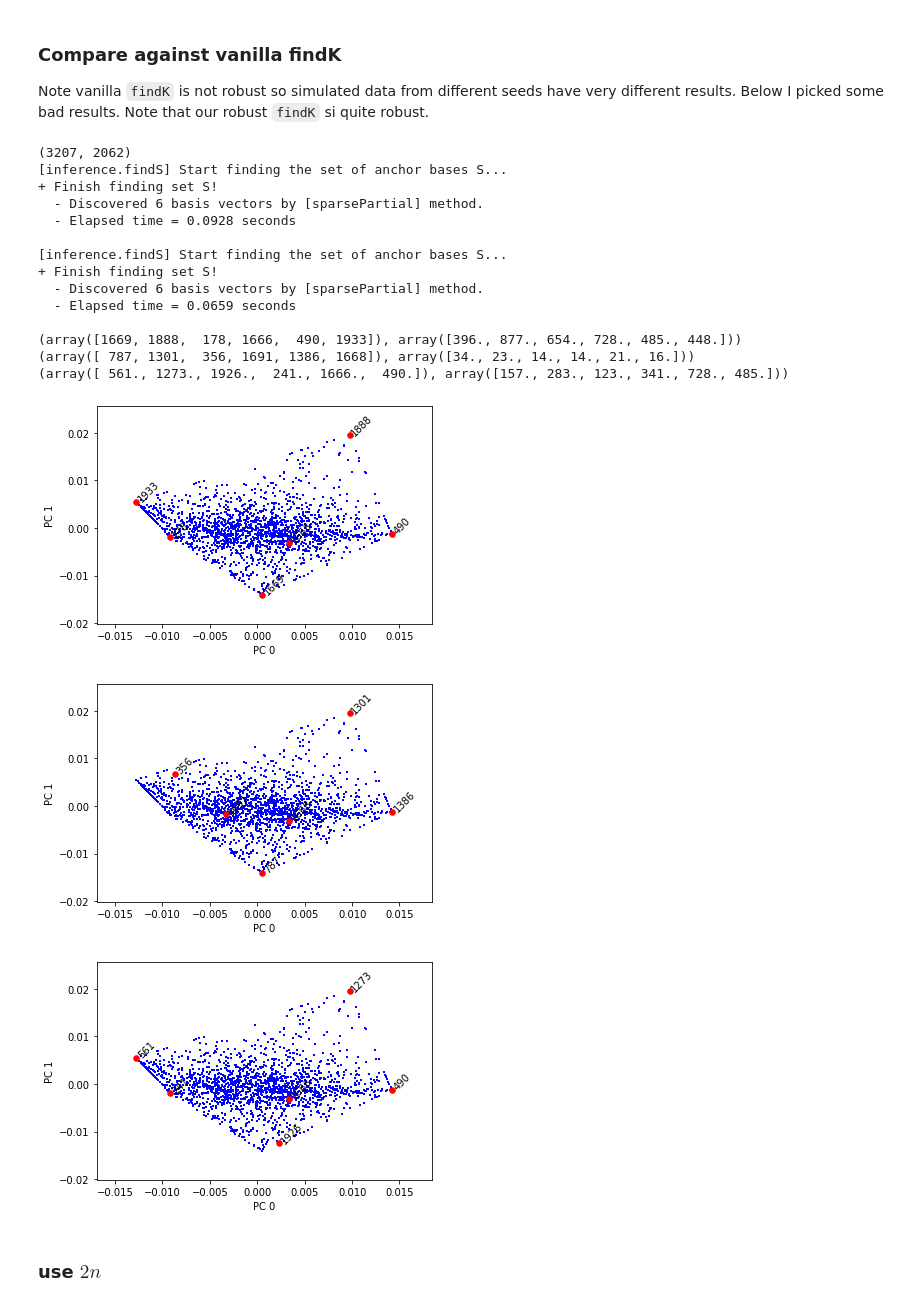
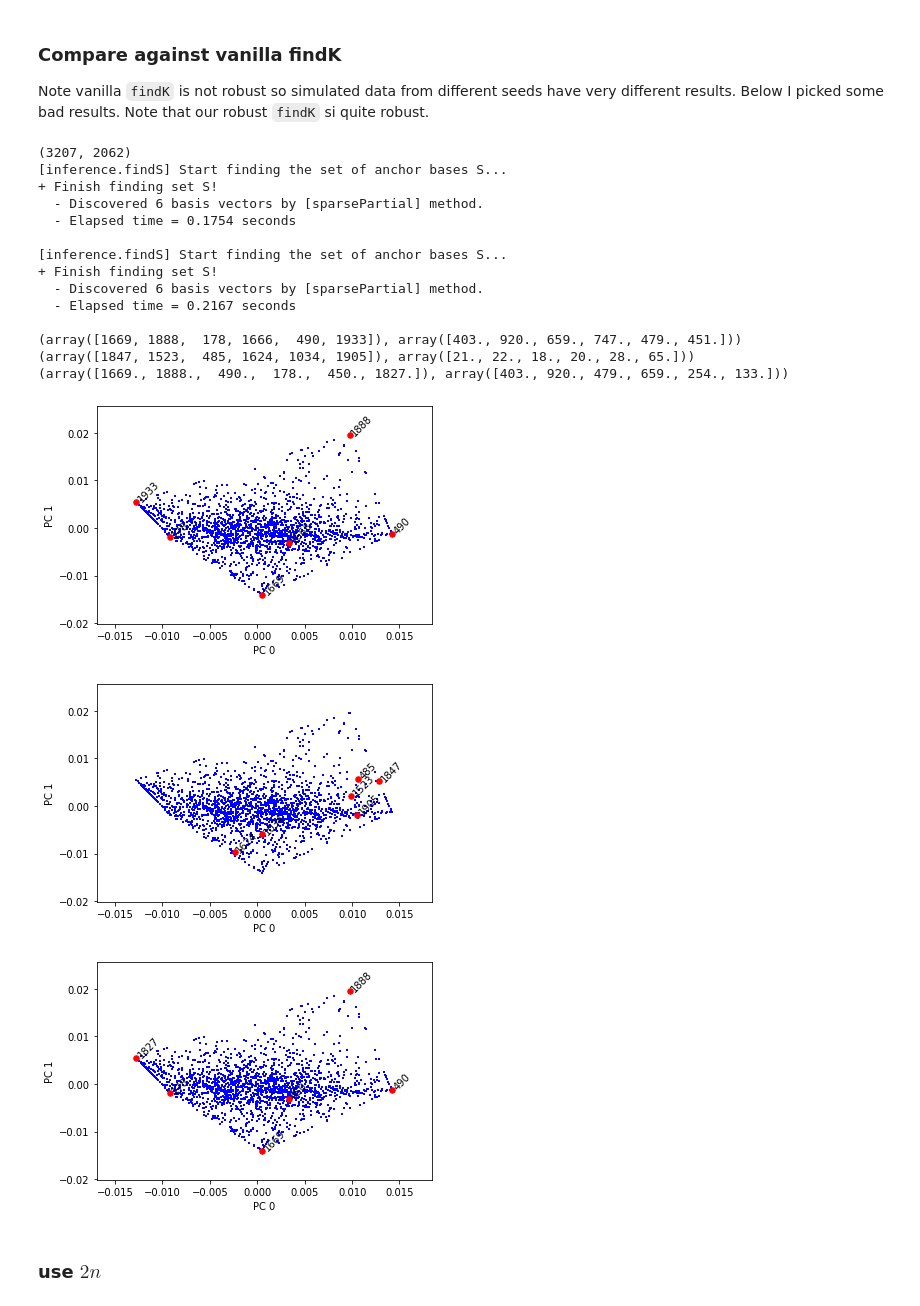
Before and after one commit to zihao12/pyJSMF-RAW, a Jupyter notebook: experiments/findK-correction-jk2.ipynb, the cells around one changed output. Saved outputs shown, nothing was run; the diff lists cells and outputs as text; code cells hidden in the pictures.

```diff
--- a/experiments/findK-correction-jk2.ipynb
+++ b/experiments/findK-correction-jk2.ipynb
@@ -261,48 +268,47 @@ step 2
 
 Note vanilla `findK` is not robust so simulated data from different seeds have very different results. Below I picked some bad results. Note that our robust `findK` si quite robust.
 # %%
-np.random.seed(1)
-X = simulate_multinomial_counts_local(L, F, s)
+np.random.seed(1234)
+F = np.asarray(fitted.rx2('F'))
+L = np.asarray(fitted.rx2('L'))
+s = np.asarray(fitted.rx2('s'))
+
+X = simulate_multinomial_counts_local(L, F, np.round(s))
 print(X.shape)
 
-C_ = X.T @ X
-np.fill_diagonal(C_, np.diag(C_) -  X.sum(axis = 0))
-D = s.mean() * (s.mean() - 1)
-C_ /= (D * n)
+C_ = compute_C_unbiased(X)
 Cbar_ = C_ / C_.sum(axis = 1)[:, None]
 
 S0, diagR0, _ = findS(Cbar, k)
 S1, diagR1, _ = findS(Cbar_, k)
-S2, diagR2 = findS_correction_jk(X, Cbar_, C_, k)
+S2, diagR2 = findS_correction_jk(X, Cbar_, C_, k, prior_family = "point_normal")
 
 print((S0, X.sum(axis = 0)[S0.astype(int)]))
 print((S1, X.sum(axis = 0)[S1.astype(int)]))
 print((S2, X.sum(axis = 0)[S2.astype(int)]))
 
-
-
 Cbar_pj = pca_proj(Cbar)
 vis_extremal_pca(Cbar_pj, S0.astype(int), [0, 1], annotate=True, fontsize=10)
 vis_extremal_pca(Cbar_pj, S1.astype(int), [0, 1], annotate=True, fontsize=10)
 vis_extremal_pca(Cbar_pj, S2.astype(int), [0, 1], annotate=True, fontsize=10)
 # %% [output]
 (3207, 2062)
 [inference.findS] Start finding the set of anchor bases S...
 + Finish finding set S!
   - Discovered 6 basis vectors by [sparsePartial] method.
-  - Elapsed time = 0.0928 seconds
+  - Elapsed time = 0.1754 seconds
 
 [inference.findS] Start finding the set of anchor bases S...
 + Finish finding set S!
   - Discovered 6 basis vectors by [sparsePartial] method.
-  - Elapsed time = 0.0659 seconds
+  - Elapsed time = 0.2167 seconds
 
-(array([1669, 1888,  178, 1666,  490, 1933]), array([396., 877., 654., 728., 485., 448.]))
-(array([ 787, 1301,  356, 1691, 1386, 1668]), array([34., 23., 14., 14., 21., 16.]))
-(array([ 561., 1273., 1926.,  241., 1666.,  490.]), array([157., 283., 123., 341., 728., 485.]))
+(array([1669, 1888,  178, 1666,  490, 1933]), array([403., 920., 659., 747., 479., 451.]))
+(array([1847, 1523,  485, 1624, 1034, 1905]), array([21., 22., 18., 20., 28., 65.]))
+(array([1669., 1888.,  490.,  178.,  450., 1827.]), array([403., 920., 479., 659., 254., 133.]))
 [figure]
-[figure, old version]
+[figure, new version]
-[figure, old version]
+[figure, new version]
 # %% [markdown]
 ### use $2n$
 # %%
```
Also changed, not shown: parts of 5 cells of this notebook, 5 other files.
